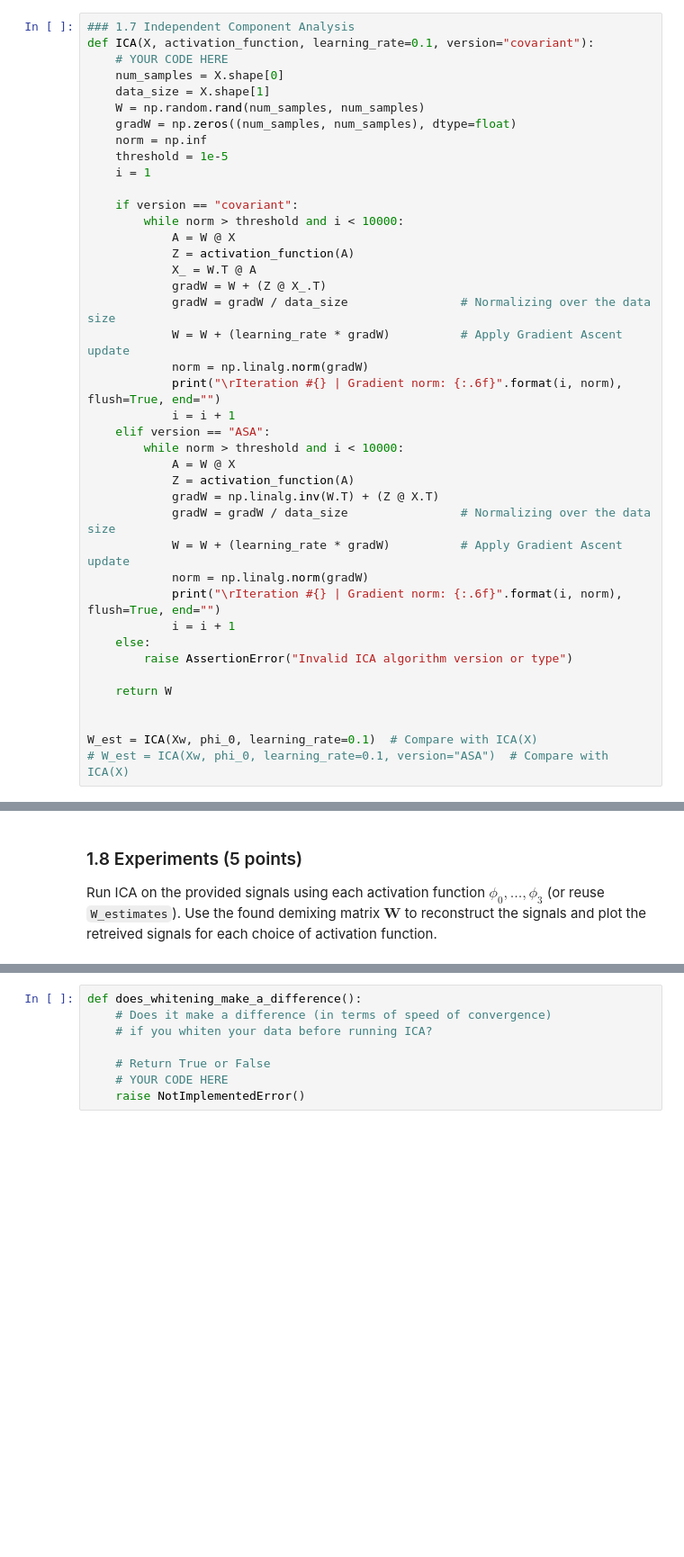
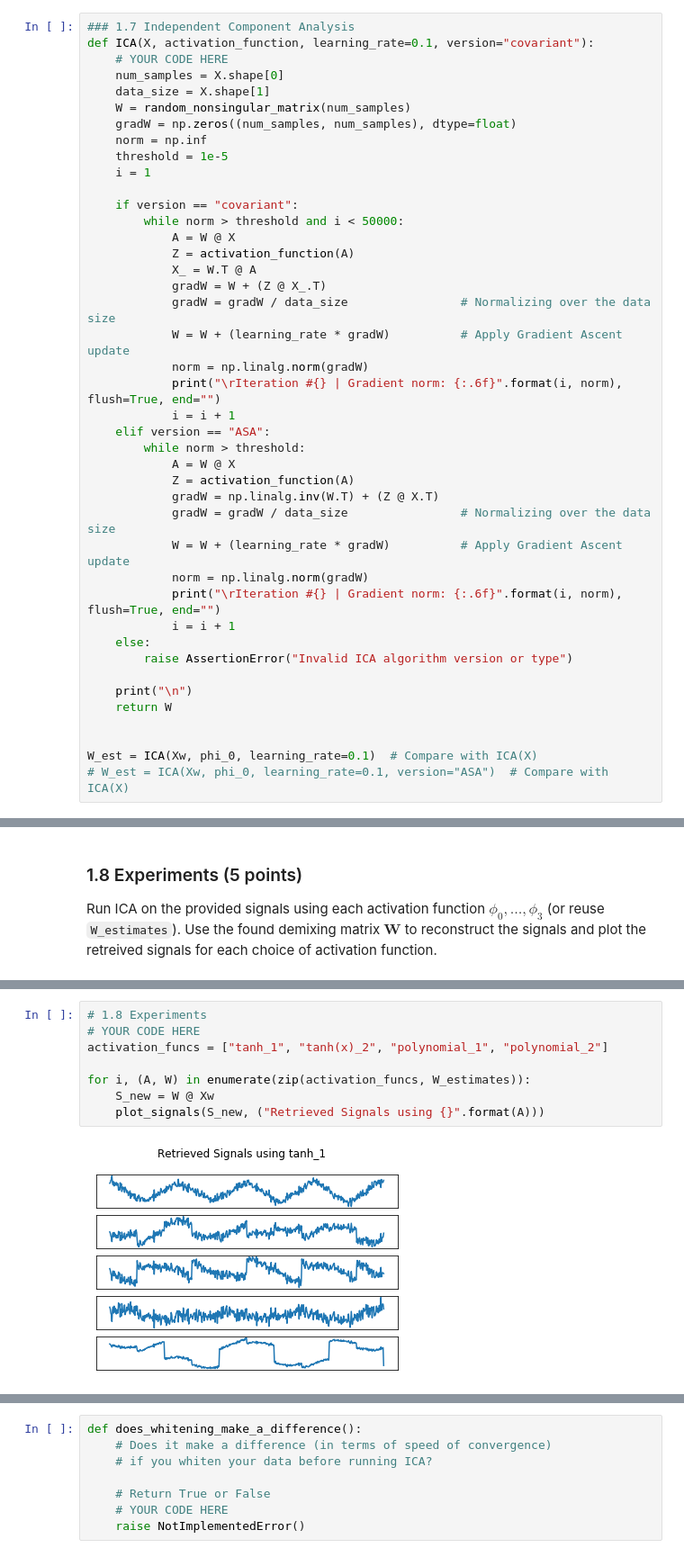
Before and after one commit to Kaleidophon/bayesian-buffalo, a Jupyter notebook: lab1/lab1.ipynb, the cells around one changed output, grey strips where cells are left out. Shown at 90% size. Saved outputs shown, nothing was run; the diff lists cells and outputs as text; blank space fills up the shorter version.

Commit message:
Signal retrieval using learnt weights

```diff
--- a/lab1/lab1.ipynb
+++ b/lab1/lab1.ipynb
@@ -299,14 +299,14 @@ def ICA(X, activation_function, learning_rate=0.1, version="covariant"):
     # YOUR CODE HERE
     num_samples = X.shape[0]
     data_size = X.shape[1]
-    W = np.random.rand(num_samples, num_samples)
+    W = random_nonsingular_matrix(num_samples)
     gradW = np.zeros((num_samples, num_samples), dtype=float)
     norm = np.inf
     threshold = 1e-5
     i = 1
 
     if version == "covariant":
-        while norm > threshold and i < 10000:
+        while norm > threshold and i < 50000:
             A = W @ X
             Z = activation_function(A)
             X_ = W.T @ A
@@ -317,7 +317,7 @@ def ICA(X, activation_function, learning_rate=0.1, version="covariant"):
             print("\rIteration #{} | Gradient norm: {:.6f}".format(i, norm), flush=True, end="")
             i = i + 1
     elif version == "ASA":
-        while norm > threshold and i < 10000:
+        while norm > threshold:
             A = W @ X
             Z = activation_function(A)
             gradW = np.linalg.inv(W.T) + (Z @ X.T)
@@ -329,6 +329,7 @@ def ICA(X, activation_function, learning_rate=0.1, version="covariant"):
     else:
         raise AssertionError("Invalid ICA algorithm version or type")
 
+    print("\n")
     return W
 
 
@@ -353,0 +357,10 @@ raise NotImplementedError()
+# %%
+# 1.8 Experiments
+# YOUR CODE HERE
+activation_funcs = ["tanh_1", "tanh(x)_2", "polynomial_1", "polynomial_2"]
+
+for i, (A, W) in enumerate(zip(activation_funcs, W_estimates)):
+    S_new = W @ Xw
+    plot_signals(S_new, ("Retrieved Signals using {}".format(A)))
+# %% [output]
+[figure, added]
```
Also changed, not shown: parts of 5 cells of this notebook.
